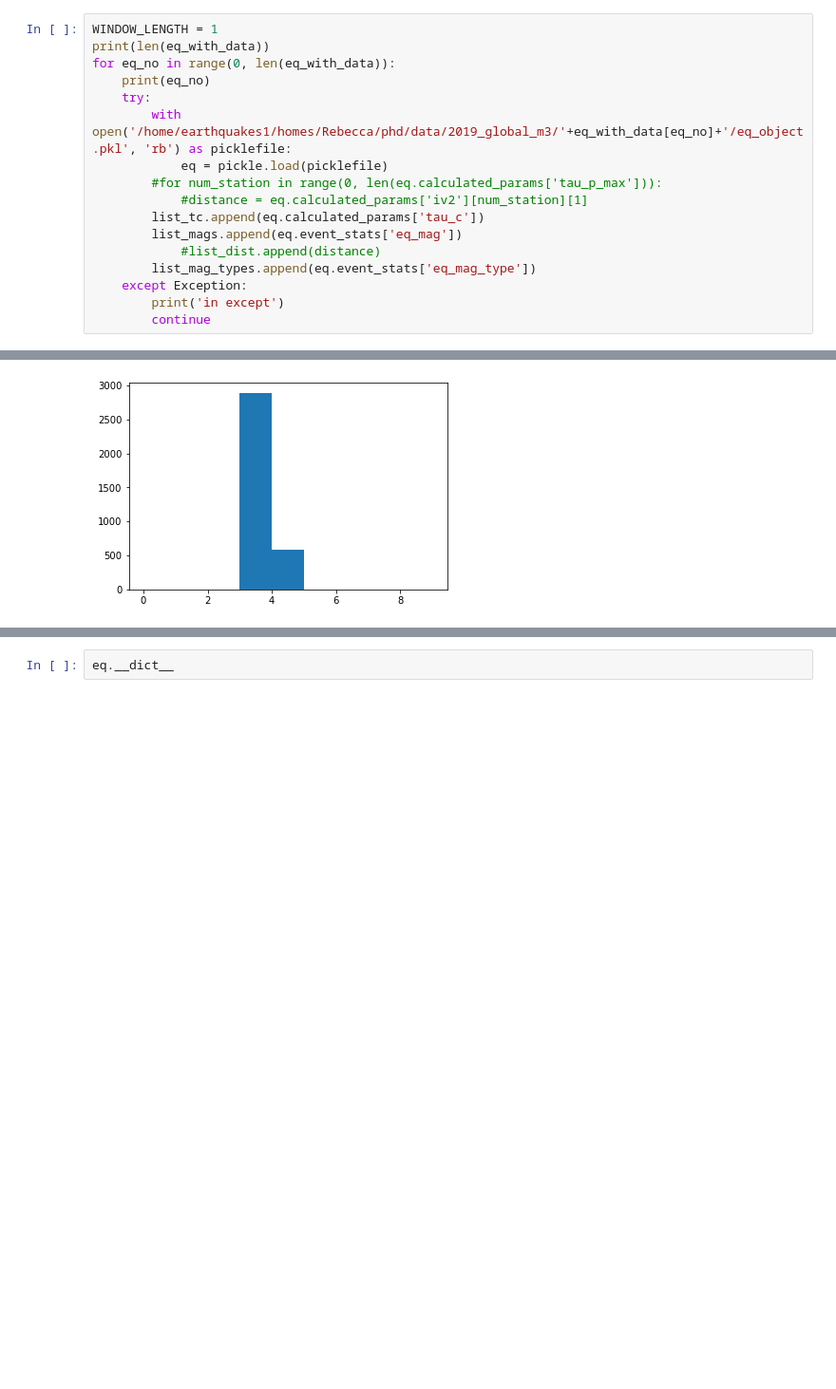
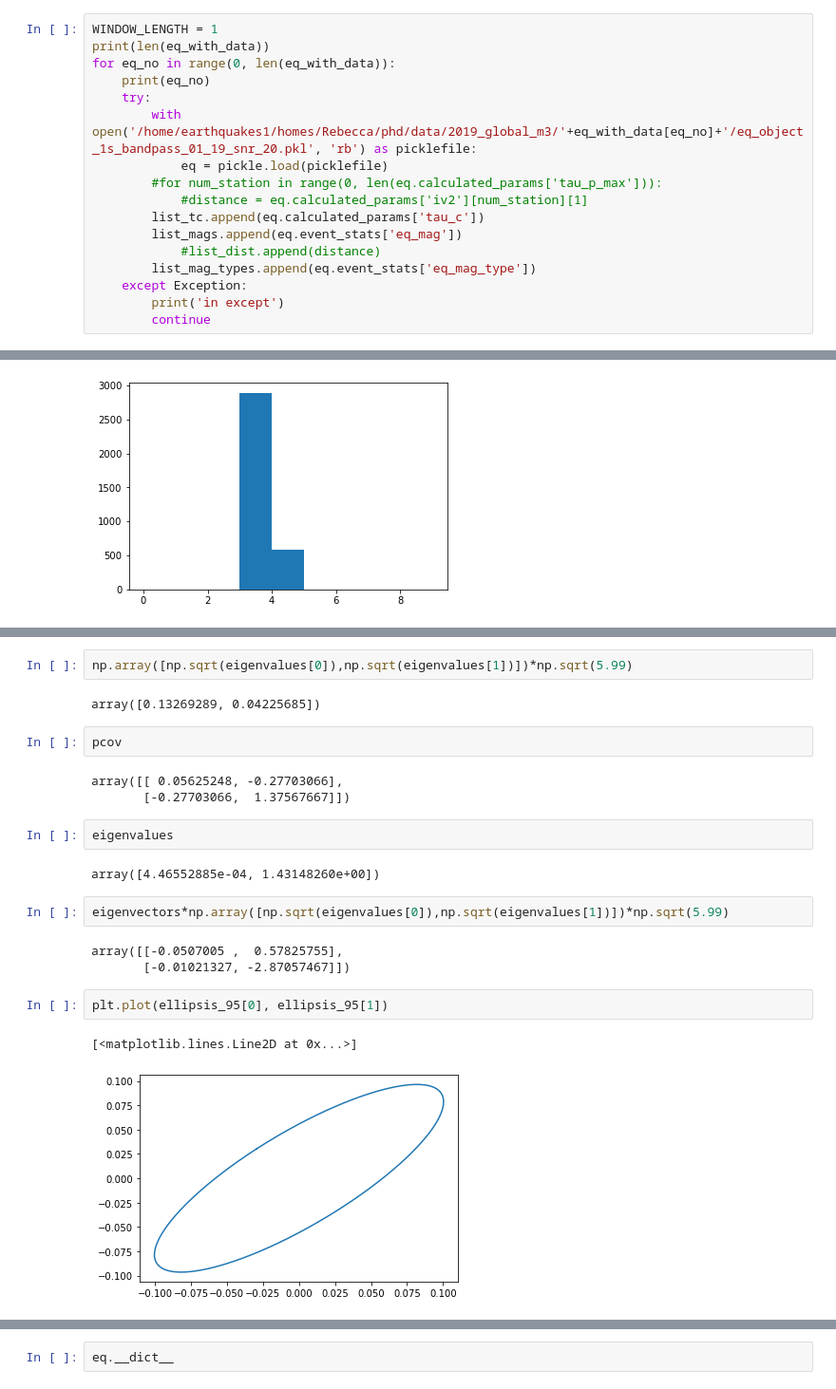
Before and after one commit to RebeccaColquhoun/seismo_det, a Jupyter notebook: code/tc_from_objects.ipynb, the cells around one changed output, grey strips where cells are left out. Shown at 95% size. Saved outputs shown, nothing was run; the diff lists cells and outputs as text; blank space fills up the shorter version.

```diff
--- a/code/tc_from_objects.ipynb
+++ b/code/tc_from_objects.ipynb
@@ -62,7 +62,7 @@ print(len(eq_with_data))
 for eq_no in range(0, len(eq_with_data)):
     print(eq_no)
     try:
-        with open('/home/earthquakes1/homes/Rebecca/phd/data/2019_global_m3/'+eq_with_data[eq_no]+'/eq_object.pkl', 'rb') as picklefile:
+        with open('/home/earthquakes1/homes/Rebecca/phd/data/2019_global_m3/'+eq_with_data[eq_no]+'/eq_object_1s_bandpass_01_19_snr_20.pkl', 'rb') as picklefile:
             eq = pickle.load(picklefile)
         #for num_station in range(0, len(eq.calculated_params['tau_p_max'])):
             #distance = eq.calculated_params['iv2'][num_station][1]
@@ -296,0 +274,23 @@ for n in range(1, 10):
+# %%
+np.array([np.sqrt(eigenvalues[0]),np.sqrt(eigenvalues[1])])*np.sqrt(5.99)
+# %% [output]
+array([0.13269289, 0.04225685])
+# %%
+pcov
+# %% [output]
+array([[ 0.05625248, -0.27703066],
+       [-0.27703066,  1.37567667]])
+# %%
+eigenvalues
+# %% [output]
+array([4.46552885e-04, 1.43148260e+00])
+# %%
+eigenvectors*np.array([np.sqrt(eigenvalues[0]),np.sqrt(eigenvalues[1])])*np.sqrt(5.99)
+# %% [output]
+array([[-0.0507005 ,  0.57825755],
+       [-0.01021327, -2.87057467]])
+# %%
+plt.plot(ellipsis_95[0], ellipsis_95[1])
+# %% [output]
+[<matplotlib.lines.Line2D at 0x...>]
+[figure, added]
```
Also changed, not shown: parts of 10 cells of this notebook, 24 other files.
